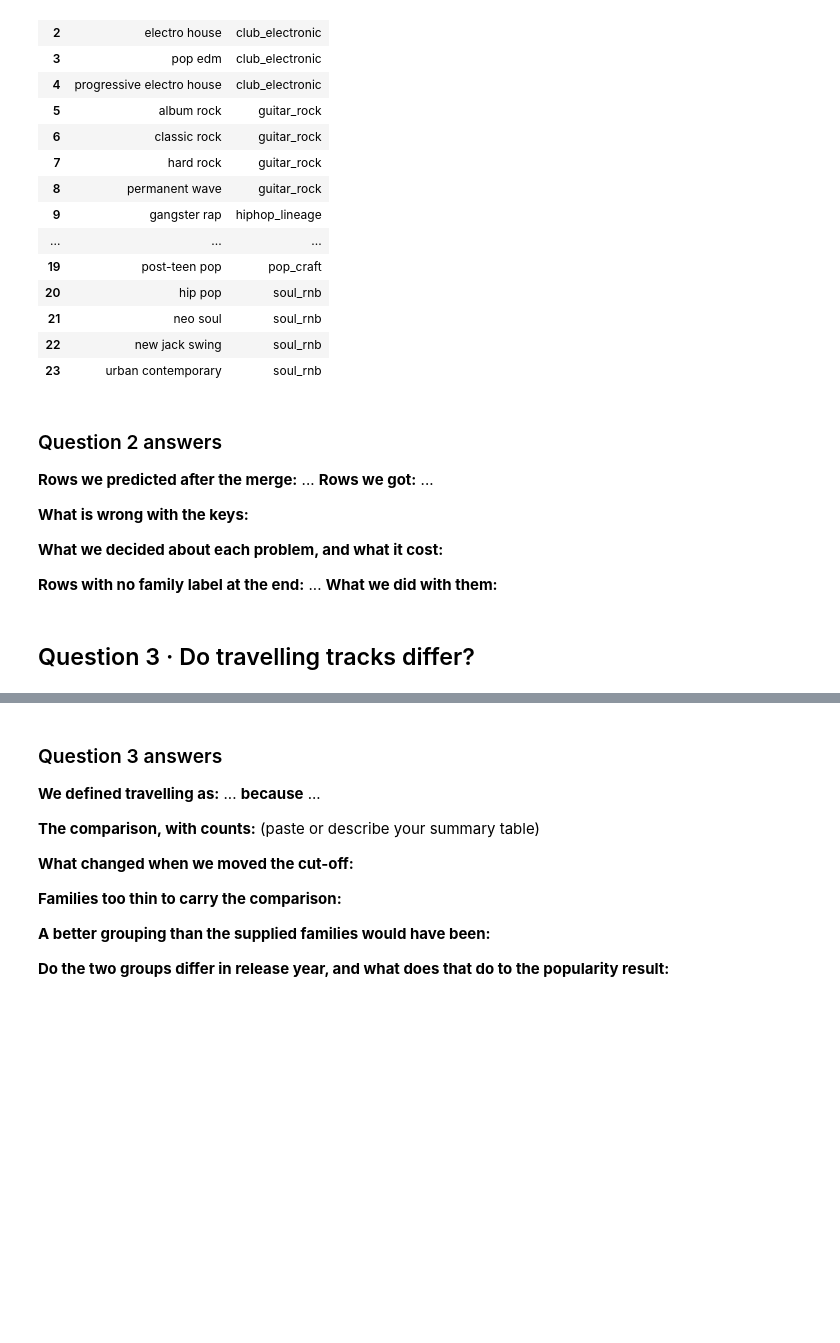
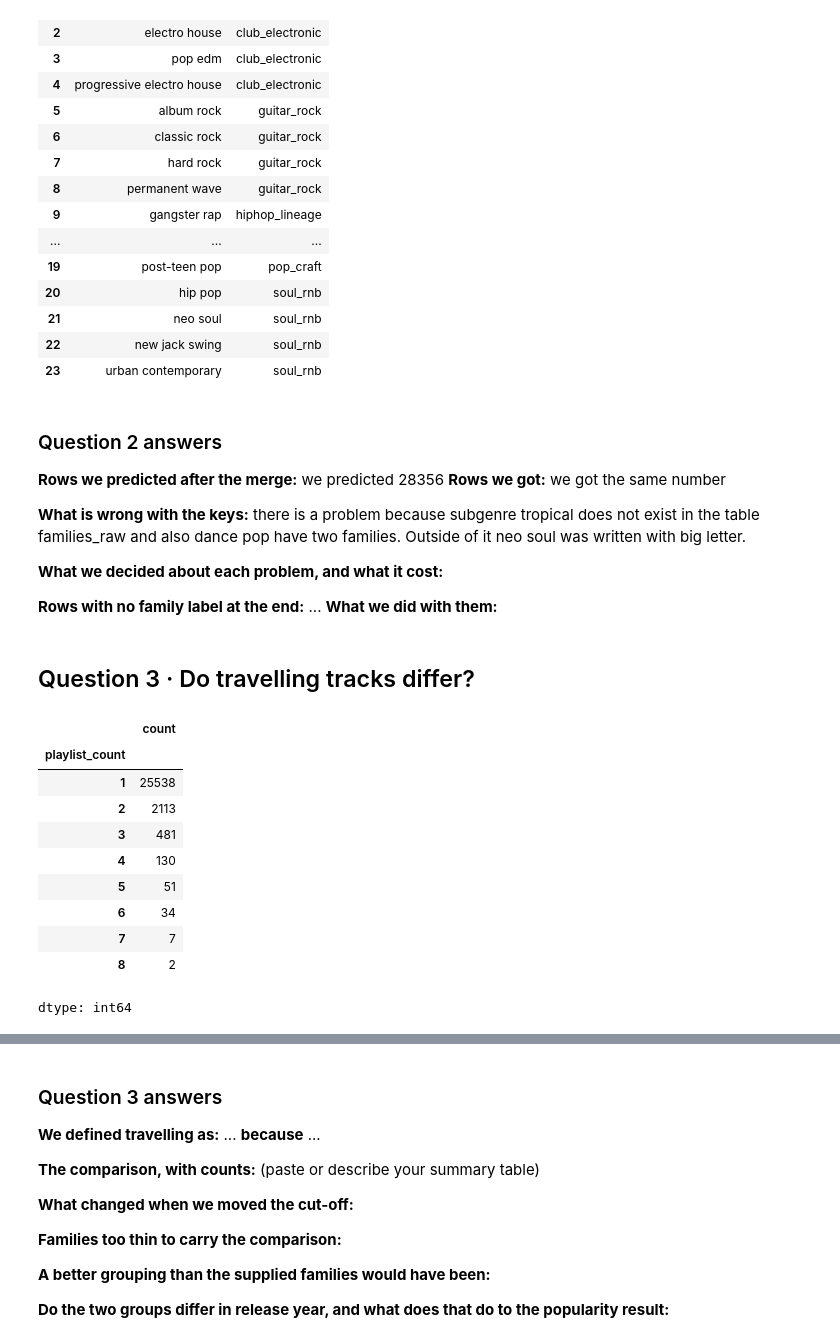
Before and after one commit to mrtchlpck/project-1-lecture, a Jupyter notebook: gotowa_wersja_notatnika_M1_assignment_2026_starter.ipynb, the cells around one changed output, grey strips where cells are left out. Cells and saved outputs as stored; diff of their text form; code cells hidden in the pictures; blank space fills up the shorter version.

```diff
--- a/gotowa_wersja_notatnika_M1_assignment_2026_starter.ipynb
+++ b/gotowa_wersja_notatnika_M1_assignment_2026_starter.ipynb
@@ -362,9 +362,9 @@ display(families)
 # %% [markdown]
 ### Question 2 answers
 
-**Rows we predicted after the merge:** ... **Rows we got:** ...
+**Rows we predicted after the merge:** we predicted 28356 **Rows we got:** we got the same number
 
-**What is wrong with the keys:**
+**What is wrong with the keys:** there is a problem because subgenre tropical does not exist in the table families_raw  and also dance pop have two families. Outside of it neo soul was written with big letter.
 
 **What we decided about each problem, and what it cost:**
 
@@ -373,3 +373,22 @@ display(families)
 ## Question 3 · Do travelling tracks differ?
 # %%
 # Travelling versus not. Counts next to every mean.
+playlist_distribution = (
+    merged["playlist_count"]
+    .value_counts()
+    .sort_index()
+)
+
+display(playlist_distribution.loc[1:10])
+# %% [output]
+|  | count |
+| playlist_count |  |
+| 1 | 25538 |
+| 2 | 2113 |
+| 3 | 481 |
+| 4 | 130 |
+| 5 | 51 |
+| 6 | 34 |
+| 7 | 7 |
+| 8 | 2 |
+dtype: int64
```
Also changed, not shown: parts of 4 cells of this notebook.
